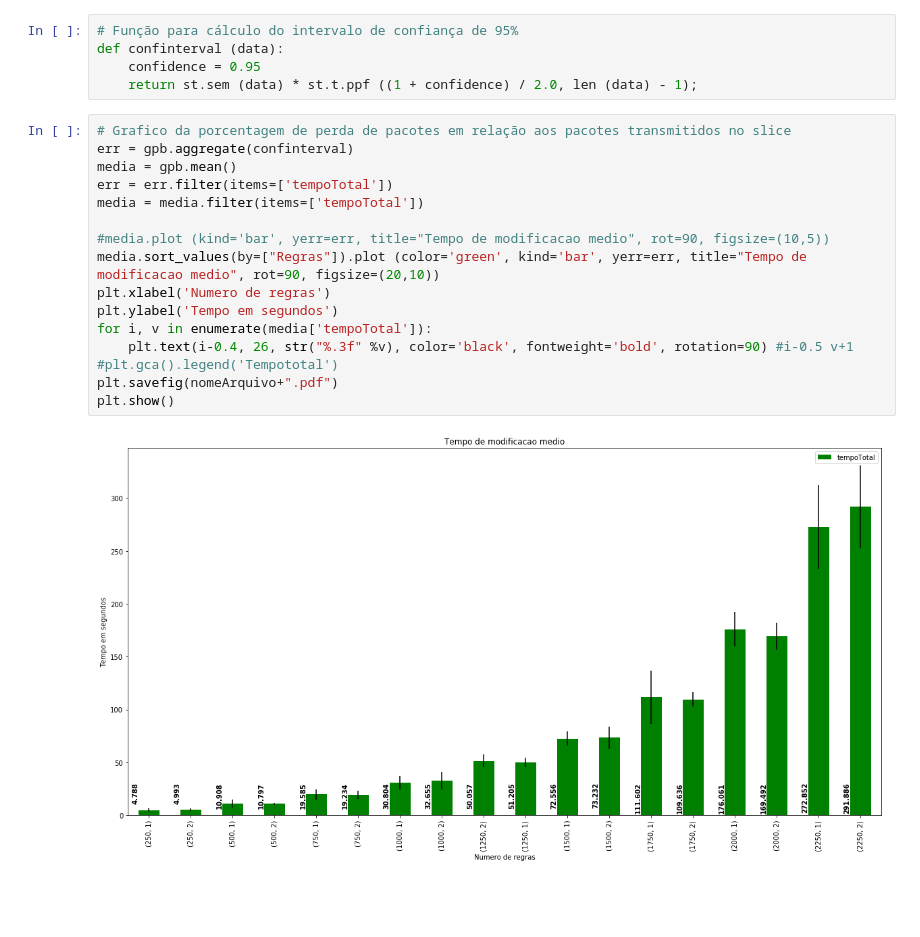
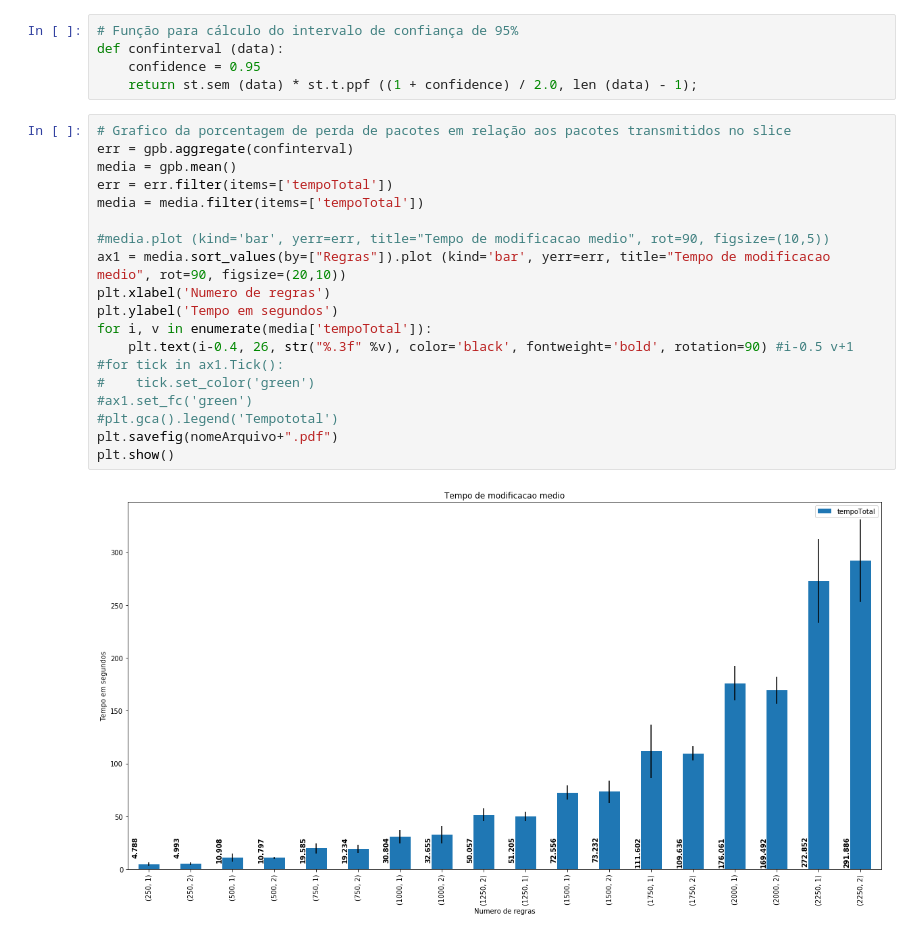
Before and after one commit to pedrobellotti/ns3-slice, a Jupyter notebook: TestesSwitchReal/graficosSwitch.ipynb, the cells around one changed output. Drawn from its saved outputs; the diff is of its cells as text; blank space fills up the shorter version.

```diff
--- a/TestesSwitchReal/graficosSwitch.ipynb
+++ b/TestesSwitchReal/graficosSwitch.ipynb
@@ -40,18 +40,21 @@ def confinterval (data):
 # %%
 # Grafico da porcentagem de perda de pacotes em relação aos pacotes transmitidos no slice
 err = gpb.aggregate(confinterval)
 media = gpb.mean()
 err = err.filter(items=['tempoTotal'])
 media = media.filter(items=['tempoTotal'])
 
 #media.plot (kind='bar', yerr=err, title="Tempo de modificacao medio", rot=90, figsize=(10,5))
-media.sort_values(by=["Regras"]).plot (color='green', kind='bar', yerr=err, title="Tempo de modificacao medio", rot=90, figsize=(20,10))
+ax1 = media.sort_values(by=["Regras"]).plot (kind='bar', yerr=err, title="Tempo de modificacao medio", rot=90, figsize=(20,10))
 plt.xlabel('Numero de regras')
 plt.ylabel('Tempo em segundos')
 for i, v in enumerate(media['tempoTotal']):
     plt.text(i-0.4, 26, str("%.3f" %v), color='black', fontweight='bold', rotation=90) #i-0.5 v+1
+#for tick in ax1.Tick():
+#    tick.set_color('green')
+#ax1.set_fc('green')
 #plt.gca().legend('Tempototal')
 plt.savefig(nomeArquivo+".pdf")
 plt.show()
 # %% [output]
-[figure, old version]
+[figure, new version]
```
Also changed, not shown: 1 other file.
